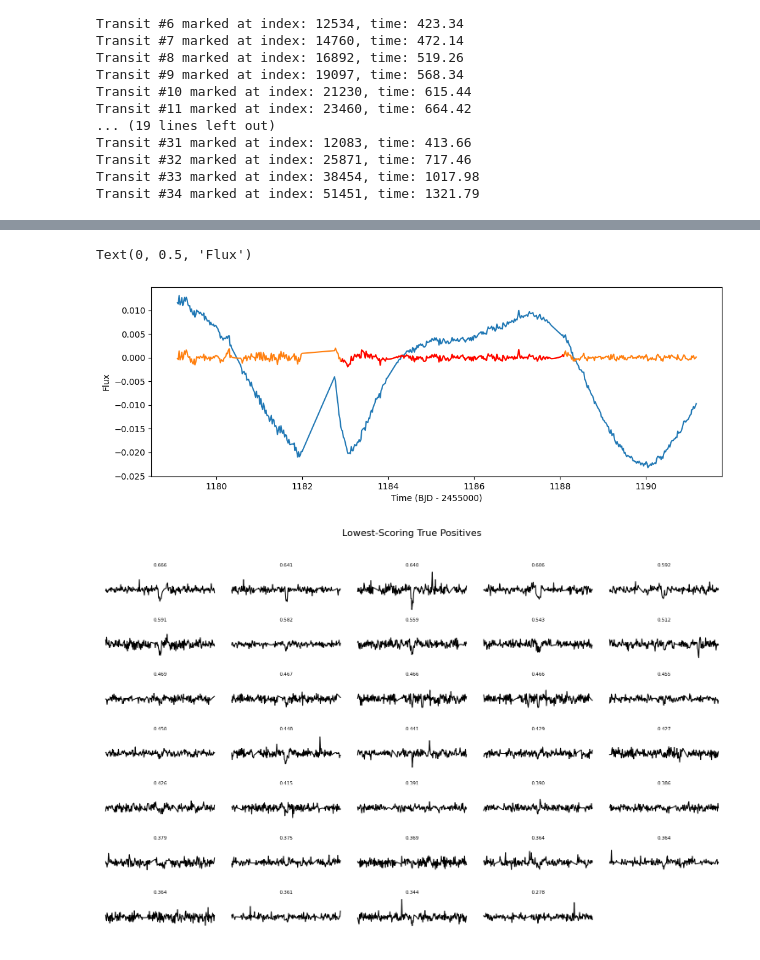
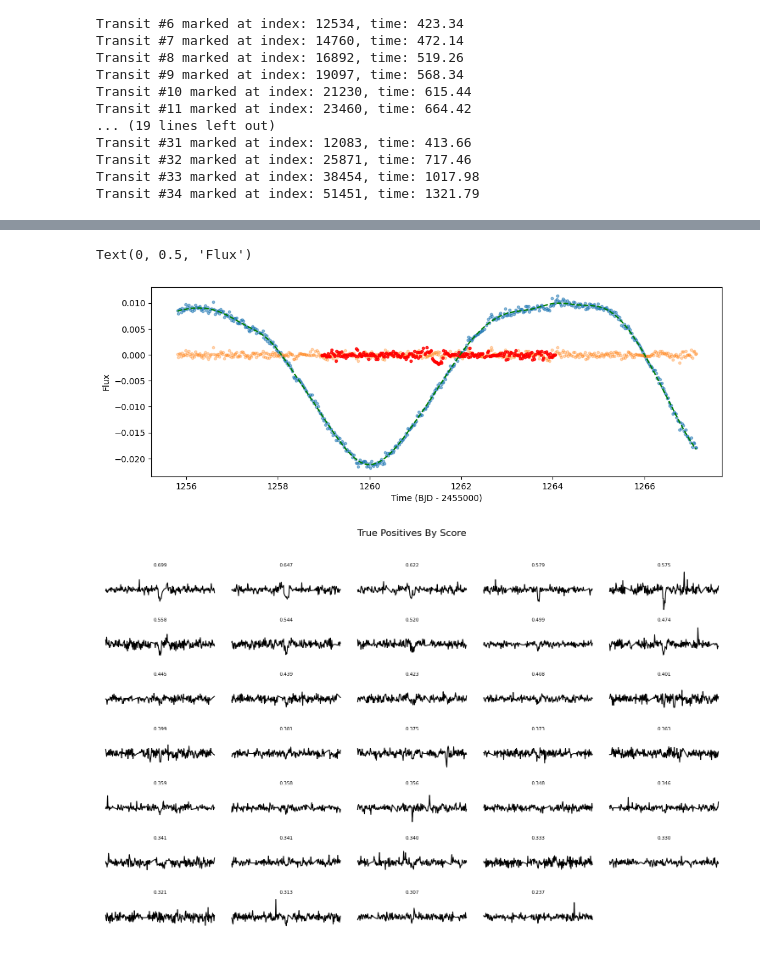
Before and after one commit to sfremy/astro_tools, a Jupyter notebook: prefold_automated.ipynb, the cells around one changed output, grey strips where cells are left out. Saved outputs shown, nothing was run; the diff lists cells and outputs as text; code cells hidden in the pictures.

```diff
--- a/prefold_automated.ipynb
+++ b/prefold_automated.ipynb
@@ -654,8 +722,17 @@ kic = 10020423
 
 t, f, ferr, p, t0_1 = download_lightcurve(kic)
 flux_corrected, flux_corrected_2 = mask_eclipses(t, p, f, t0_1, kind='linear')
-flatten_lc, trend_lc = flatten(t, flux_corrected_2, break_tolerance=0.1, window_length=0.5, method='hspline', return_trend=True)
-detrend = flux_corrected_2 - trend_lc
+flat, trend = wotan_detrend_chunks(
+    t,
+    flux_corrected_2,
+    gap_threshold=0.1,
+    window_length=0.5,
+    break_tolerance=0.1,
+    method='hspline',
+    return_trend=True
+)
+
+detrend = flux_corrected_2 - trend
 
 #------------------------------------------------------------------------
 plt.figure(figsize=(12, 4))
@@ -715,9 +792,16 @@ dt = np.diff(t)  # time difference between adjacent points
 gap_threshold = 0.1  # e.g., 0.05 days ≈ 72 minutes
 gap_indices = np.where(dt > gap_threshold)[0]
 for gap_idx in gap_indices:
-    del_idxs = np.append(del_idxs, np.arange(gap_idx - 120, gap_idx + 120))
+    del_idxs = np.append(del_idxs, np.arange(gap_idx - 240, gap_idx + 240))
+
+# Address problematic indices
+issues = np.array([1235.3, 1178.5, 1183, 401, 937.8])
+for issue in issues:
+    idx = np.argmin(np.abs(t - issue))
+    del_idxs = np.append(del_idxs, np.arange(idx - 240, idx + 240))
 
 del_idxs = np.unique(del_idxs.astype(int))
+del_idxs = del_idxs[del_idxs < len(segments)]  # Ensure indices are within bounds
 
 tp_array = segments[tp_idxs]
 tn_array = np.delete(segments, del_idxs, axis=0)
@@ -879,16 +933,18 @@ plot_light_curve_grid(sorted_segments[:20], scores=sorted_scores[:20], title="Hi
 # %%
 n_sample = 1
 
 t_start = int(np.where(t == sorted_times[n_sample][0])[0] - 150)
 t_end = int(np.where(t == sorted_times[n_sample][-1])[0] + 150)
 
 plt.figure(figsize=(12, 4))
-# plt.plot(t[t_start:t_end], f[t_start:t_end] - 1, label='Original')
-plt.plot(t[t_start:t_end], flux_corrected_2[t_start:t_end] - 1, label='Masked')
-plt.plot(t[t_start:t_end], detrend[t_start:t_end], label='Detrended')
-plt.plot(sorted_times[n_sample], sorted_segments[n_sample], label='Segment', color='red')
+plt.plot(t[t_start:t_end], flux_corrected_2[t_start:t_end] - 1, label='Masked', marker='.', linestyle='None', alpha=0.5)
+plt.plot(t[t_start:t_end], detrend[t_start:t_end], label='Detrended', marker='.', linestyle='None', alpha=0.3)
+plt.plot(sorted_times[n_sample], sorted_segments[n_sample], label='Segment', color='red', marker='.', linestyle='None', alpha=0.8)
+plt.plot(t[t_start:t_end], trend_lc[t_start:t_end] - 1, label='Trend', color='green', linestyle='--')
 plt.xlabel("Time (BJD - 2455000)")
 plt.ylabel("Flux")
+
+# plt.axvline(937.8)
 # %% [output]
 Text(0, 0.5, 'Flux')
-[figure, old version]
+[figure, new version]
@@ -905,6 +980,6 @@ sorted_indices = np.argsort(-high_scores)  # negative for descending
 sorted_scores = high_scores[sorted_indices]
 sorted_segments = high_segments[sorted_indices]
 
-plot_light_curve_grid(sorted_segments, scores=sorted_scores, title="Lowest-Scoring True Positives")
+plot_light_curve_grid(sorted_segments, scores=sorted_scores, title="True Positives By Score")
 # %% [output]
-[figure, old version]
+[figure, new version]
```
Also changed, not shown: parts of 6 cells of this notebook, 2 other files.
